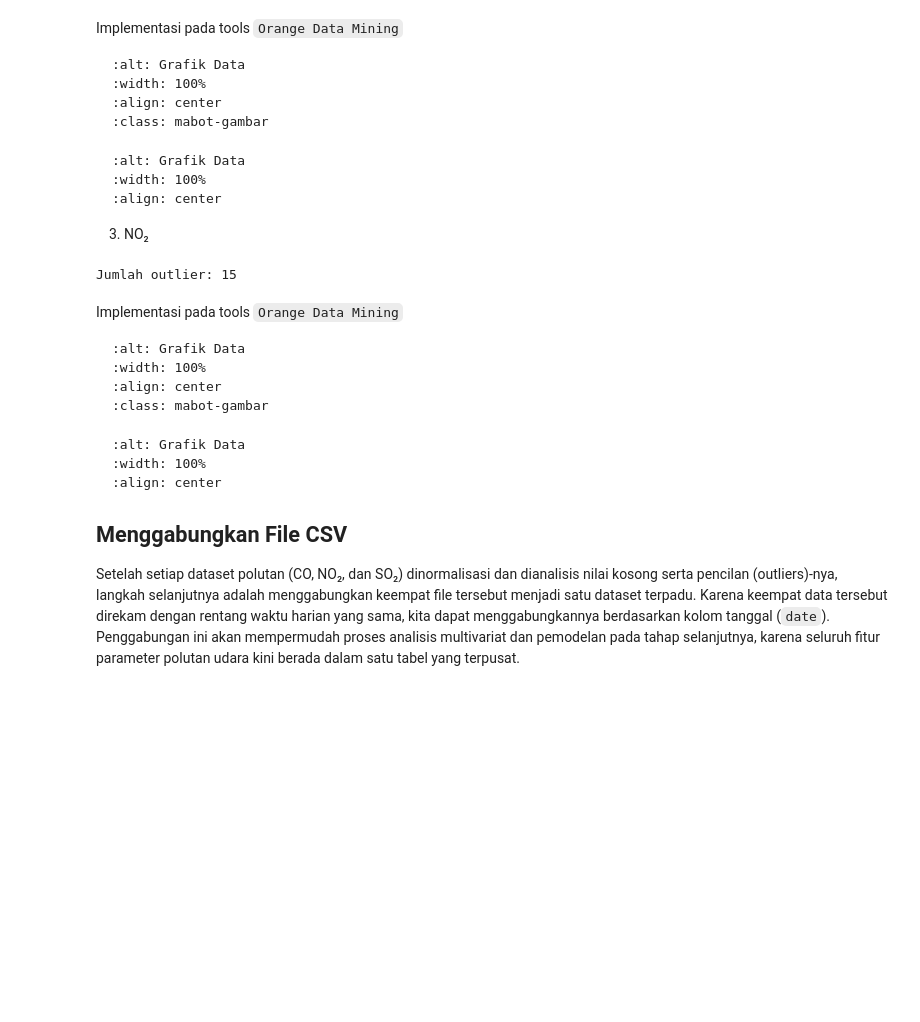
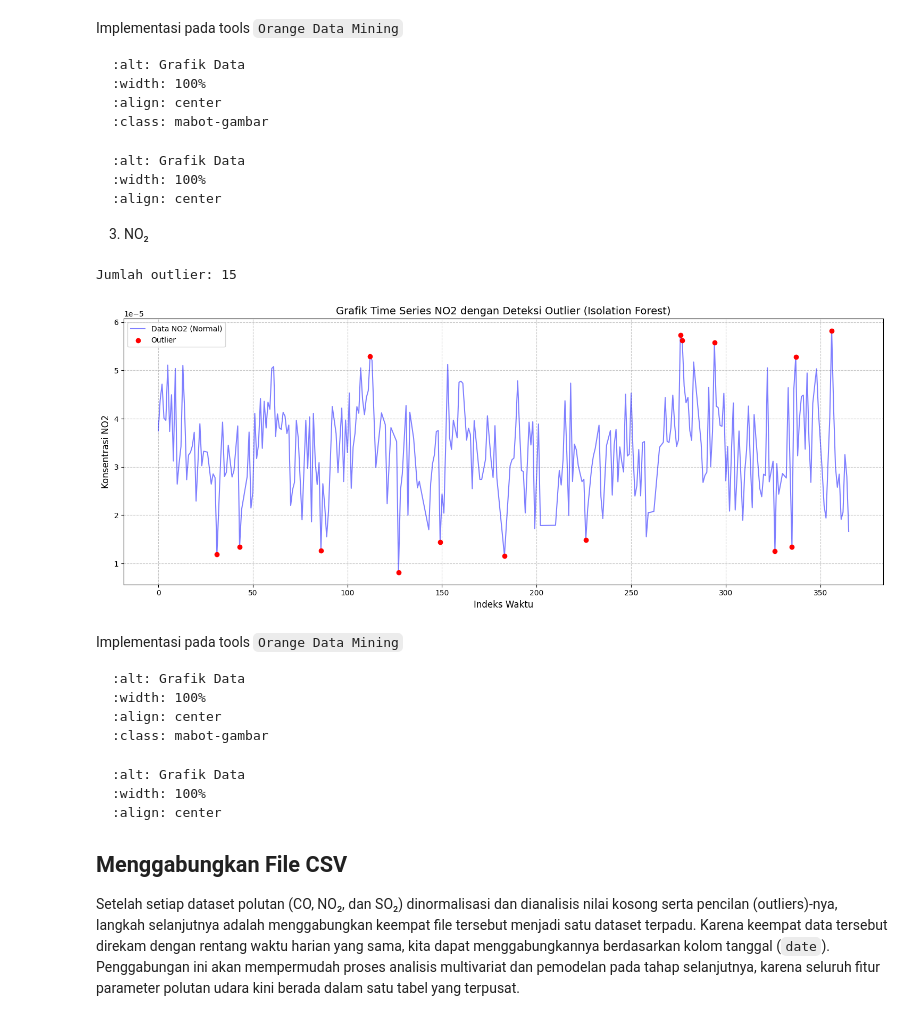
Before and after one commit to AbidinAja/PSD, a Jupyter notebook: _build/jupyter_execute/Tugas/polutan/data-understanding.ipynb, the cells around one changed output. Drawn from its saved outputs; the diff is of its cells as text; code cells hidden in the pictures; blank space fills up the shorter version.

````diff
--- a/_build/jupyter_execute/Tugas/polutan/data-understanding.ipynb
+++ b/_build/jupyter_execute/Tugas/polutan/data-understanding.ipynb
@@ -427,21 +486,52 @@ Implementasi pada tools `Orange Data Mining`
 ```
 
 3. NO₂
-# %%
-import pandas as pd
-from sklearn.ensemble import IsolationForest
-
-df = pd.read_csv("../../data/polutan/NO2_Timeseries.csv")
-df_clean = df.dropna(subset=['NO2']).copy()
-
-model = IsolationForest(contamination=0.05, random_state=42) # contamination 0.05 = 5%
-pred = model.fit_predict(df_clean[['NO2']])
-
-# Nilai -1 merepresentasikan outlier
-jumlah_outlier = (pred == -1).sum()
-print("Jumlah outlier:", jumlah_outlier)
-# %% [output]
-Jumlah outlier: 15
+# %%
+import pandas as pd
+from sklearn.ensemble import IsolationForest
+import matplotlib.pyplot as plt # Import matplotlib untuk visualisasi
+
+# 1. Load & Clean Data
+df = pd.read_csv("../../data/polutan/NO2_Timeseries.csv")
+
+df_clean = df.dropna(subset=['NO2']).copy()
+
+# 2. Deteksi Outlier
+model = IsolationForest(contamination=0.05, random_state=42)
+pred = model.fit_predict(df_clean[['NO2']])
+
+# Simpan hasil prediksi ke dalam dataframe untuk mempermudah plotting
+df_clean['Outlier'] = pred
+jumlah_outlier = (df_clean['Outlier'] == -1).sum()
+print("Jumlah outlier:", jumlah_outlier)
+
+# 3. Visualisasi Grafik Time Series
+plt.figure(figsize=(15, 6))
+
+# Pisahkan data normal dan outlier
+data_normal = df_clean[df_clean['Outlier'] == 1]
+data_outlier = df_clean[df_clean['Outlier'] == -1]
+
+# Plot garis utama untuk seluruh data NO2
+# Catatan: Jika Anda menggunakan kolom waktu, ganti df_clean.index dengan df_clean['Tanggal']
+plt.plot(df_clean.index, df_clean['NO2'], color='blue', label='Data NO2 (Normal)', alpha=0.5)
+
+# Plot titik merah khusus untuk nilai outlier
+plt.scatter(data_outlier.index, data_outlier['NO2'], color='red', label='Outlier', zorder=5)
+
+# Pengaturan label dan judul
+plt.title('Grafik Time Series NO2 dengan Deteksi Outlier (Isolation Forest)', fontsize=14)
+plt.xlabel('Indeks Waktu', fontsize=12)
+plt.ylabel('Konsentrasi NO2', fontsize=12)
+plt.legend()
+plt.grid(True, linestyle='--', alpha=0.7)
+plt.tight_layout()
+
+# Tampilkan grafik
+plt.show()
+# %% [output]
+Jumlah outlier: 15
+[figure, added]
 # %% [markdown]
 Implementasi pada tools `Orange Data Mining`
 
````
Also changed, not shown: parts of 4 cells of this notebook, 13 other files.
